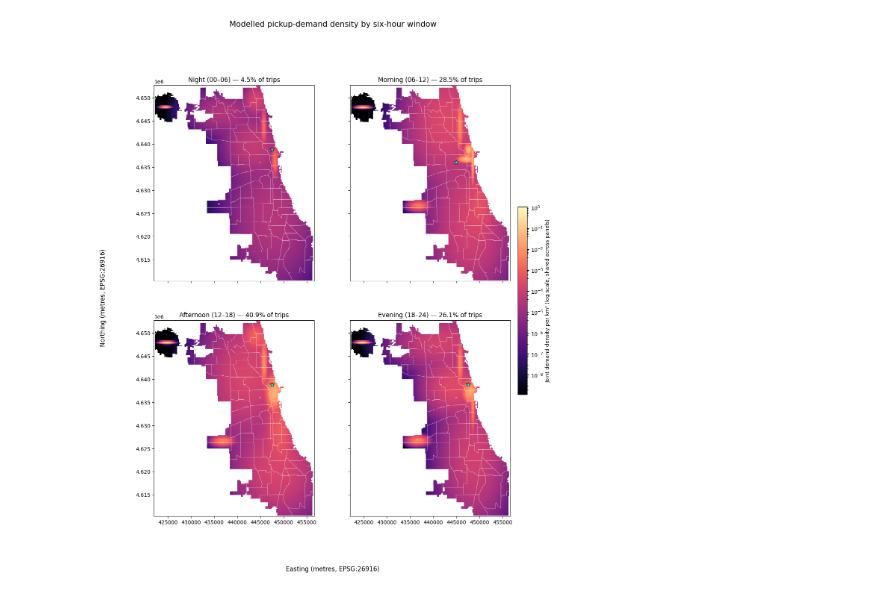
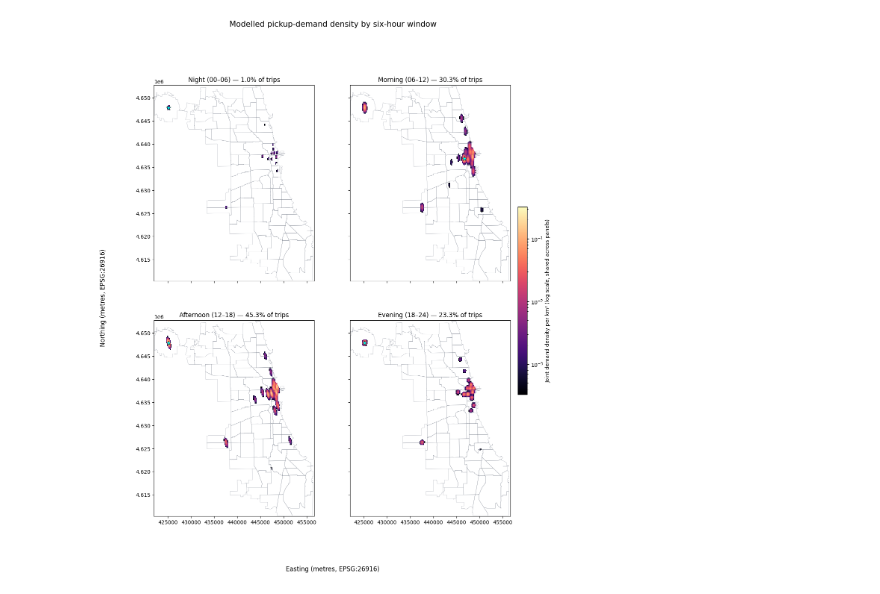
Before and after one commit to angfe/Group-3-AAA, a Jupyter notebook: notebooks/02_02_descriptive_analytics_gmm.ipynb, the cells around one changed output. Saved outputs shown, nothing was run; the diff lists cells and outputs as text; code cells hidden in the pictures.

```diff
--- a/notebooks/02_02_descriptive_analytics_gmm.ipynb
+++ b/notebooks/02_02_descriptive_analytics_gmm.ipynb
@@ -95,7 +185,7 @@ sample_query = f"""
     USING SAMPLE {SAMPLE_SIZE} ROWS (reservoir, {RANDOM_SEED})
 """
 
-pickup_sample = con.execute(sample_query, [taxi_file]).df()
+pickup_sample = con.execute(sample_query, [gmm_taxi_file]).df()
 
 assert len(pickup_sample) == SAMPLE_SIZE
 assert pickup_sample[["pickup_latitude", "pickup_longitude"]].notna().all().all()
@@ -374,16 +539,21 @@ from sklearn.exceptions import ConvergenceWarning
 from sklearn.mixture import GaussianMixture
 from shapely.geometry import Point
 
-COMPONENT_RANGE = range(2, 16)
+COMPONENT_RANGE = range(2, 31)
 COVARIANCE_TYPES = ("spherical", "diag", "tied", "full")
 GMM_N_INIT = 5
 GMM_MAX_ITER = 300
 GMM_TOL = 1e-3
 GMM_REG_COVAR = 1e-4  # km²; sqrt = 0.01 km = 10 m
 SPATIAL_MIN_STD_KM = 0.05  # 50 m near-collapse screen for published centroids
+MIN_COMPONENT_WEIGHT = 0.0025  # 0.25%; at least 625 of 250,000 sampled trips
 
 print(
     f"Candidate fits: {len(COMPONENT_RANGE) * len(COVARIANCE_TYPES)} "
     f"({len(COMPONENT_RANGE)} K values × {len(COVARIANCE_TYPES)} covariance types)"
 )
+print(
+    f"Plausibility thresholds: minimum std = {SPATIAL_MIN_STD_KM:.2f} km; "
+    f"minimum component weight = {MIN_COMPONENT_WEIGHT:.2%}"
+)
 # %% [output]
@@ -419,7 +590,6 @@ def gmm_parameter_count(k, covariance_type, dimensions=2):
     return weights + means + covariance
 
 
-community_union = community_areas.geometry.union_all()
 candidate_models = {}
 candidate_records = []
 
@@ -446,11 +616,6 @@ for covariance_type in COVARIANCE_TYPES:
         eigenvalues = np.linalg.eigvalsh(covariance_array)
         component_min_std_km = np.sqrt(eigenvalues.min(axis=1))
         component_max_std_km = np.sqrt(eigenvalues.max(axis=1))
-        means_inside = [
-            community_union.covers(Point(mean_x * 1_000, mean_y * 1_000))
-            for mean_x, mean_y in model.means_
-        ]
-
         key = (covariance_type, k)
         candidate_models[key] = model
         candidate_records.append({
@@ -475,7 +640,6 @@ for covariance_type in COVARIANCE_TYPES:
             "components_below_50m_std": int(
                 np.sum(component_min_std_km < SPATIAL_MIN_STD_KM)
             ),
-            "component_means_outside_chicago": int(k - sum(means_inside)),
         })
     print(f"Finished covariance_type={covariance_type!r}")
 
@@ -590,7 +765,7 @@ candidate_results["plausible_for_selection"] = (
     candidate_results["converged"]
     & ~candidate_results["convergence_warning"]
     & candidate_results["components_below_50m_std"].eq(0)
-    & candidate_results["component_means_outside_chicago"].eq(0)
+    & candidate_results["min_component_weight"].ge(MIN_COMPONENT_WEIGHT)
 )
 
 raw_bic_winner = candidate_results.loc[candidate_results["bic"].idxmin()]
@@ -613,7 +788,6 @@ selection_comparison = pd.DataFrame([
     "converged", "n_iter", "aic_per_trip", "bic_per_trip",
     "min_component_weight", "min_component_std_km",
     "components_at_variance_floor", "components_below_50m_std",
-    "component_means_outside_chicago",
 ]]
 selection_comparison
 # %% [output]
@@ -908,33 +1239,34 @@ temporal_summary
 # %%
-all_temporal_positive = np.concatenate([
-    surface[np.isfinite(surface) & (surface > 0)]
-    for surface in temporal_density_surfaces.values()
-])
+temporal_density_max = max(
+    np.nanmax(surface) for surface in temporal_density_surfaces.values()
+)
+temporal_display_min = temporal_density_max * 1e-3
 temporal_norm = LogNorm(
-    vmin=np.quantile(all_temporal_positive, 0.02),
-    vmax=all_temporal_positive.max(),
+    vmin=temporal_display_min,
+    vmax=temporal_density_max,
 )
 
 fig, axes = plt.subplots(2, 2, figsize=(13, 15), sharex=True, sharey=True)
 last_mesh = None
 for ax, (window_name, _, _) in zip(axes.ravel(), TIME_WINDOWS):
     surface = temporal_density_surfaces[window_name]
+    surface_display = np.where(surface >= temporal_display_min, surface, np.nan)
     last_mesh = ax.pcolormesh(
-        grid_xx_km * 1_000, grid_yy_km * 1_000, surface,
+        grid_xx_km * 1_000, grid_yy_km * 1_000, surface_display,
         shading="auto", cmap="magma", norm=temporal_norm, rasterized=True,
     )
-    community_areas.boundary.plot(ax=ax, color="white", linewidth=0.3, alpha=0.7)
+    community_areas.boundary.plot(ax=ax, color="#6b7280", linewidth=0.3, alpha=0.8)
     peak_row = temporal_summary.loc[temporal_summary["time_window"] == window_name].iloc[0]
     ax.scatter(peak_row["peak_x_km"] * 1_000, peak_row["peak_y_km"] * 1_000, marker="*", s=90, color="cyan", edgecolor="black", linewidth=0.6)
     ax.set_title(f"{window_name} — {peak_row['share_of_all_sampled_trips']:.1%} of trips")
     ax.set_aspect("equal")
 
 fig.supxlabel("Easting (metres, EPSG:26916)")
 fig.supylabel("Northing (metres, EPSG:26916)")
 colorbar = fig.colorbar(last_mesh, ax=axes.ravel().tolist(), fraction=0.025, pad=0.02)
 colorbar.set_label("Joint demand density per km² (log scale, shared across panels)")
 fig.suptitle("Modelled pickup-demand density by six-hour window", y=0.995, fontsize=15)
 plt.show()
 # %% [output]
-[figure, old version]
+[figure, new version]
 # %% [markdown]
```
Also changed, not shown: parts of 39 cells of this notebook, 17 other files.
